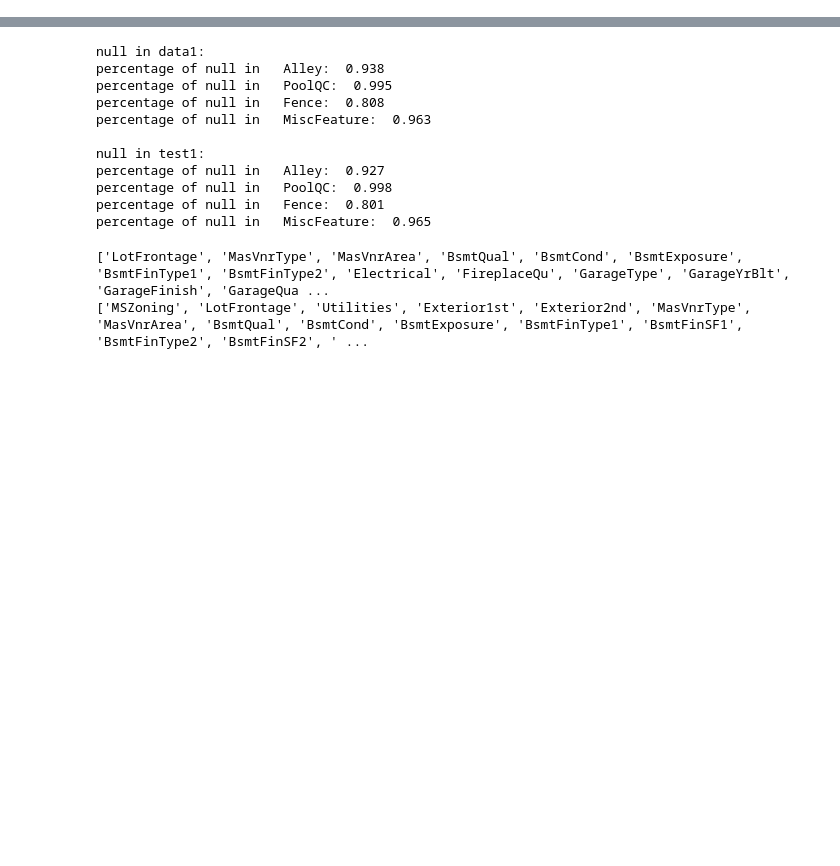
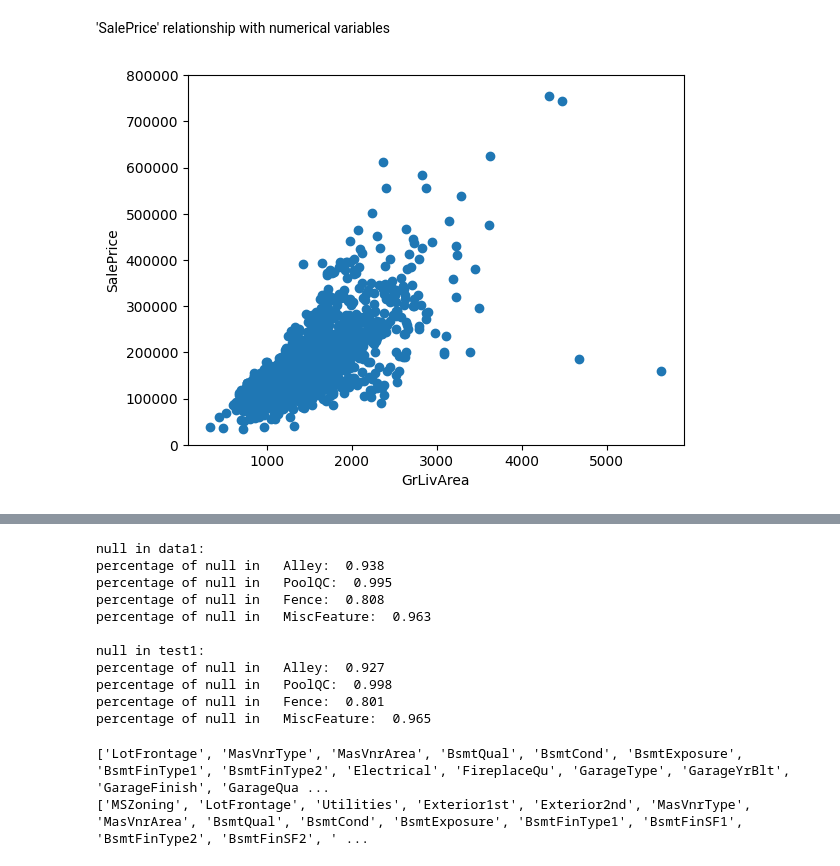
Before and after one commit to morteza-rp/data-science-projects, a Jupyter notebook: 2-House Prices/House_Prices.ipynb, the cells around one changed output, grey strips where cells are left out. Drawn from its saved outputs; the diff is of its cells as text; code cells hidden in the pictures; blank space fills up the shorter version.

```diff
--- a/2-House Prices/House_Prices.ipynb
+++ b/2-House Prices/House_Prices.ipynb
@@ -42,0 +78,10 @@ Identifies the type of dwelling involved in the sale.
+# %% [markdown]
+'SalePrice' relationship with numerical variables
+# %%
+plt.scatter(x=data1['GrLivArea'], y=data1["SalePrice"])
+plt.xlabel('GrLivArea')
+plt.ylabel('SalePrice')
+plt.ylim((0, 800000))
+plt.show()
+# %% [output]
+[figure, added]
```
Also changed, not shown: parts of 11 cells of this notebook.
